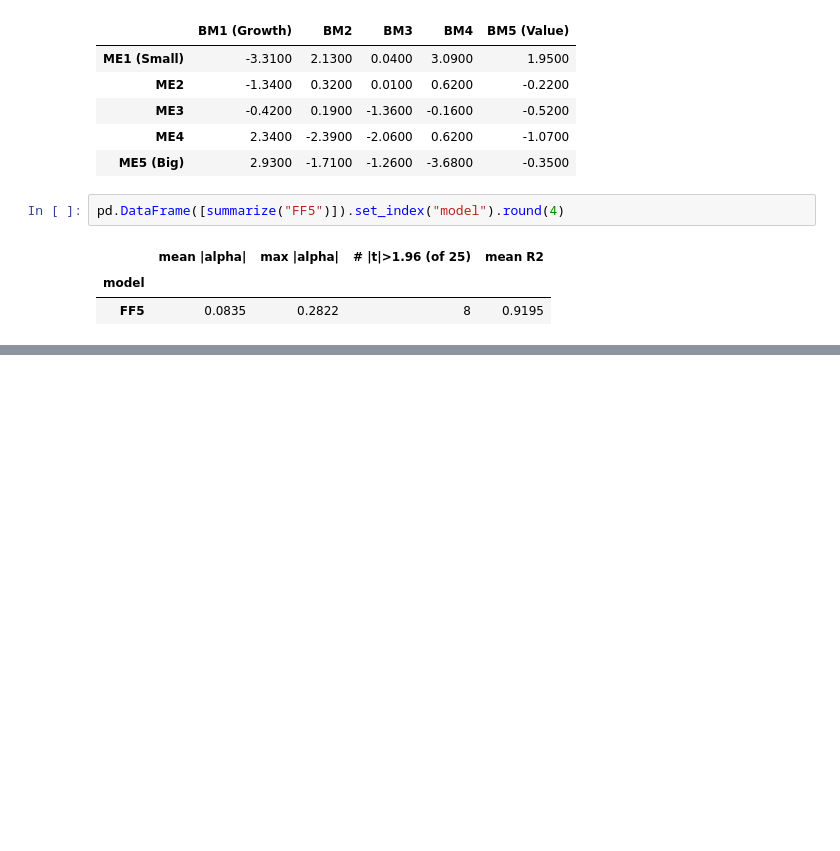
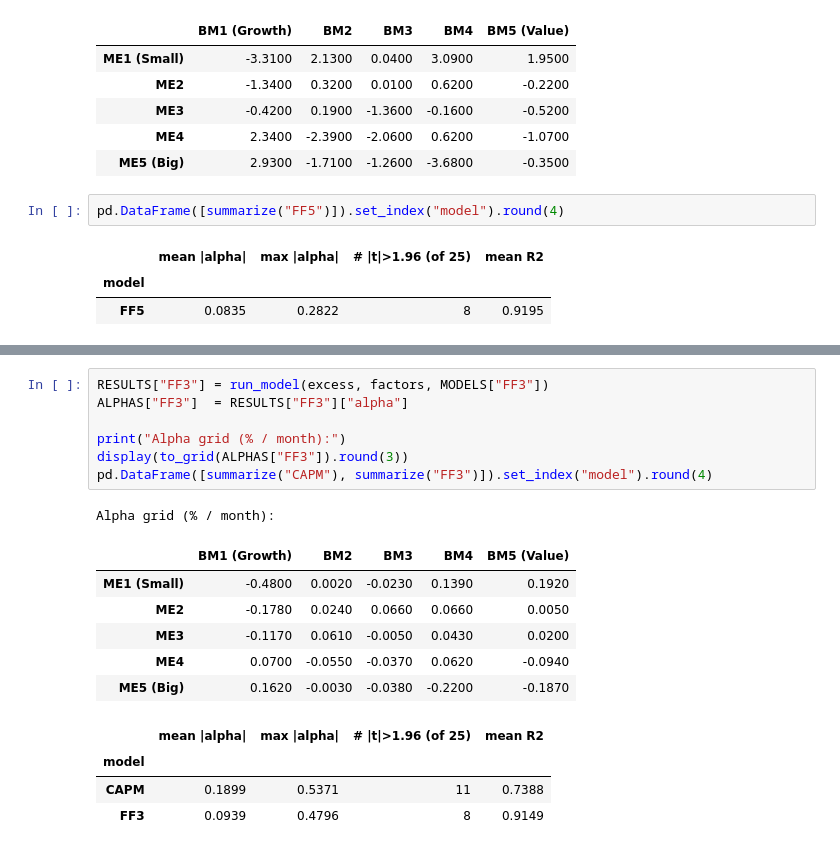
Before and after one commit to ParimahSafarian/factor-lab, a Jupyter notebook: notebooks/01_factor_models_capm_ff3_ff5.ipynb, the cells around one changed output, grey strips where cells are left out. Drawn from its saved outputs; the diff is of its cells as text; blank space fills up the shorter version.

```diff
--- a/notebooks/01_factor_models_capm_ff3_ff5.ipynb
+++ b/notebooks/01_factor_models_capm_ff3_ff5.ipynb
@@ -427,0 +436,19 @@ pd.DataFrame([summarize("FF5")]).set_index("model").round(4)
+# %%
+RESULTS["FF3"] = run_model(excess, factors, MODELS["FF3"])
+ALPHAS["FF3"]  = RESULTS["FF3"]["alpha"]
+
+print("Alpha grid (% / month):")
+display(to_grid(ALPHAS["FF3"]).round(3))
+pd.DataFrame([summarize("CAPM"), summarize("FF3")]).set_index("model").round(4)
+# %% [output]
+Alpha grid (% / month):
+|  | BM1 (Growth) | BM2 | BM3 | BM4 | BM5 (Value) |
+| ME1 (Small) | -0.4800 | 0.0020 | -0.0230 | 0.1390 | 0.1920 |
+| ME2 | -0.1780 | 0.0240 | 0.0660 | 0.0660 | 0.0050 |
+| ME3 | -0.1170 | 0.0610 | -0.0050 | 0.0430 | 0.0200 |
+| ME4 | 0.0700 | -0.0550 | -0.0370 | 0.0620 | -0.0940 |
+| ME5 (Big) | 0.1620 | -0.0030 | -0.0380 | -0.2200 | -0.1870 |
+|  | mean |alpha| | max |alpha| | # |t|>1.96 (of 25) | mean R2 |
+| model |  |  |  |  |
+| CAPM | 0.1899 | 0.5371 | 11 | 0.7388 |
+| FF3 | 0.0939 | 0.4796 | 8 | 0.9149 |
```
Also changed, not shown: parts of 8 cells of this notebook.
